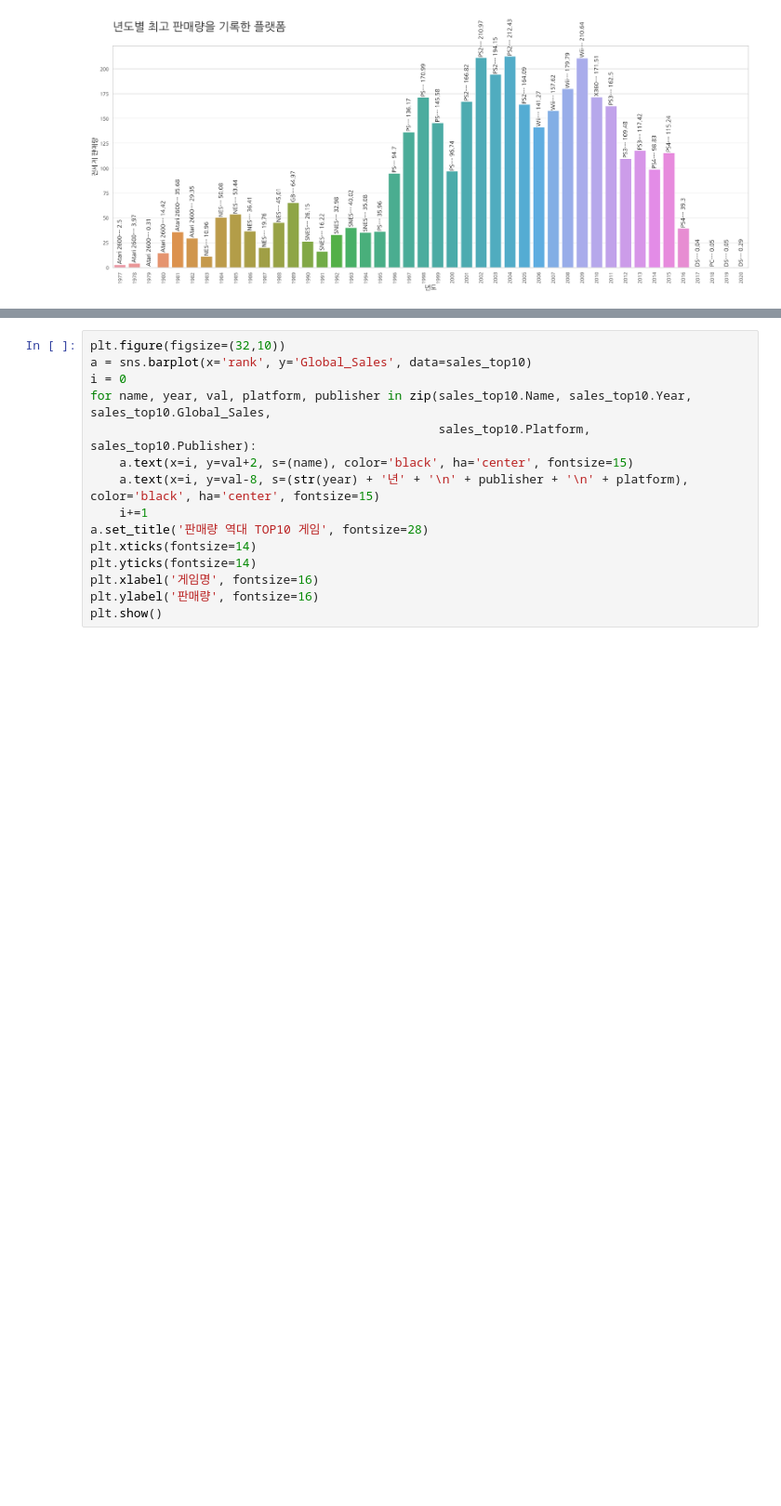
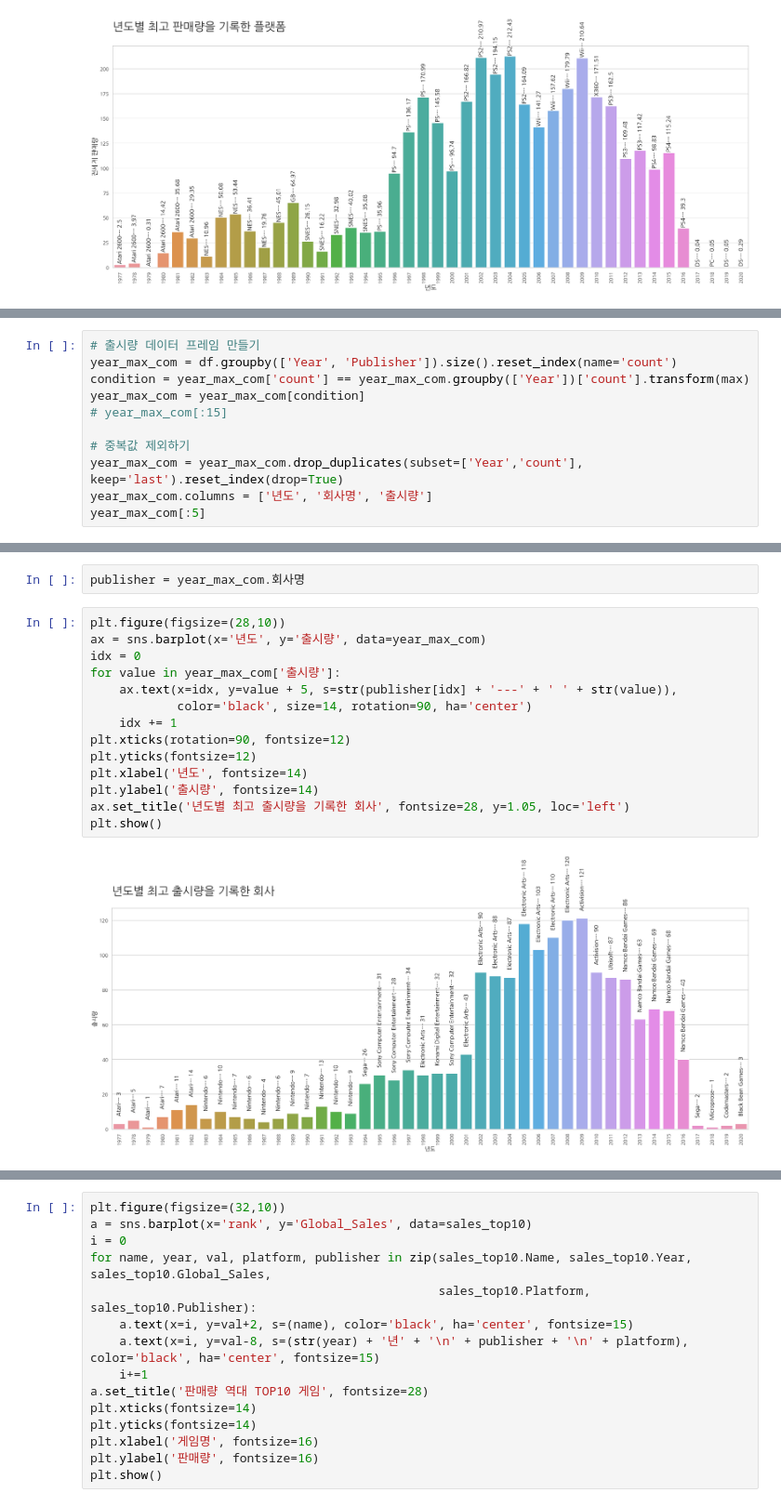
Before and after one commit to rsj9987/videogames_analysis, a Jupyter notebook: AI_03_나승주_section1_발표노트.ipynb, the cells around one changed output, grey strips where cells are left out. Shown at 93% size. Cells and saved outputs as stored; diff of their text form; blank space fills up the shorter version.

```diff
--- a/AI_03_나승주_section1_발표노트.ipynb
+++ b/AI_03_나승주_section1_발표노트.ipynb
@@ -660,0 +411,11 @@ plt.show()
+# %%
+# 출시량 데이터 프레임 만들기
+year_max_com = df.groupby(['Year', 'Publisher']).size().reset_index(name='count')
+condition = year_max_com['count'] == year_max_com.groupby(['Year'])['count'].transform(max)
+year_max_com = year_max_com[condition]
+# year_max_com[:15]
+
+# 중복값 제외하기
+year_max_com = year_max_com.drop_duplicates(subset=['Year','count'], keep='last').reset_index(drop=True)
+year_max_com.columns = ['년도', '회사명', '출시량']
+year_max_com[:5]
@@ -660,0 +429,18 @@ plt.show()
+# %%
+publisher = year_max_com.회사명
+# %%
+plt.figure(figsize=(28,10))
+ax = sns.barplot(x='년도', y='출시량', data=year_max_com)
+idx = 0
+for value in year_max_com['출시량']:
+    ax.text(x=idx, y=value + 5, s=str(publisher[idx] + '---' + ' ' + str(value)),
+            color='black', size=14, rotation=90, ha='center')
+    idx += 1
+plt.xticks(rotation=90, fontsize=12)
+plt.yticks(fontsize=12)
+plt.xlabel('년도', fontsize=14)
+plt.ylabel('출시량', fontsize=14)
+ax.set_title('년도별 최고 출시량을 기록한 회사', fontsize=28, y=1.05, loc='left')
+plt.show()
+# %% [output]
+[figure, added]
```
Also changed, not shown: parts of 54 cells of this notebook, 1 other file.
